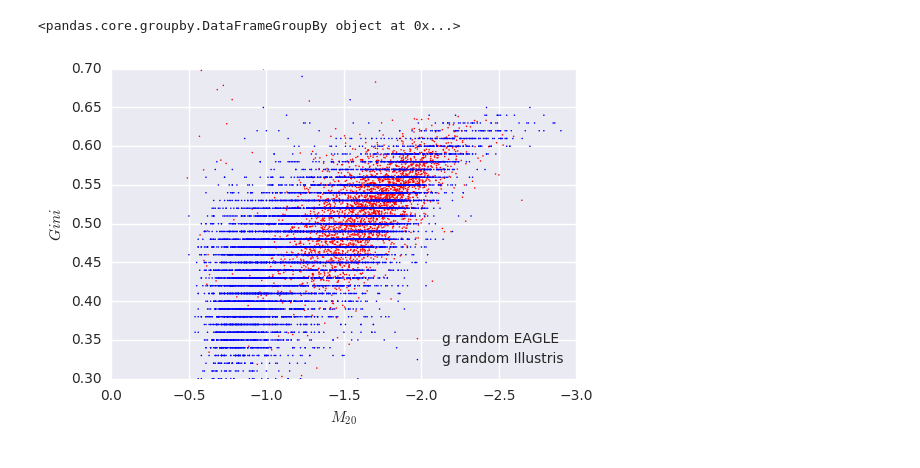
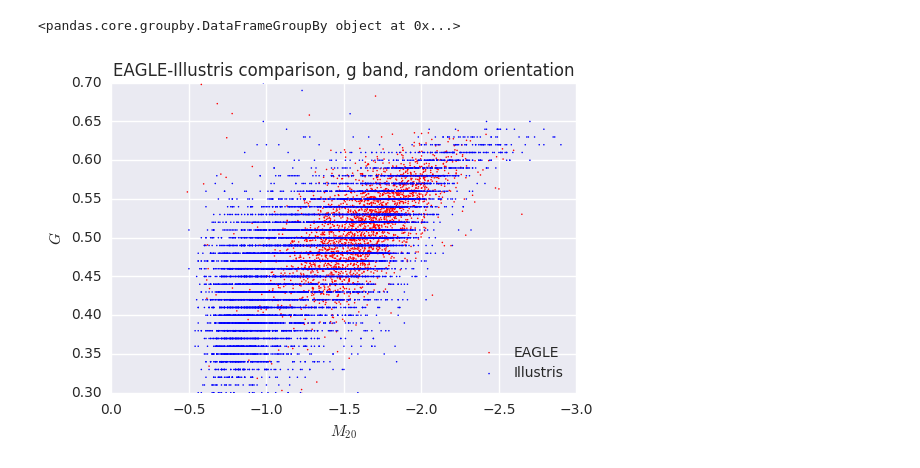
Before and after one commit to matiasbattocchia/ex_tesis, a Jupyter notebook: código/Morfologías.ipynb, the cells around one changed output. Drawn from its saved outputs; the diff is of its cells as text; code cells hidden in the pictures.

```diff
--- a/código/Morfologías.ipynb
+++ b/código/Morfologías.ipynb
@@ -383,6 +368,10 @@ c = pd.DataFrame()
 c['id'] = circularidades['Snapshot_135/SubfindID']
 c['specific_angular_momentum'] = circularidades['/Snapshot_135/SpecificAngMom']
 c['e']  = circularidades['Snapshot_135/CircAbove07Frac']
+# %%
+c['tipo'] = c.e.apply(lambda x: 'disco' if x > .3 else 'bola')
+il['m20_rand'] = il.m20 + np.random.rand(len(il.m20)) * 0.01
+il['gini_rand'] = il.gini + np.random.rand(len(il.gini)) * 0.01
 # %%
 df = pd.merge(il, c, how='inner', on='id')
 #df.set_index('id', inplace=True)
@@ -411,0 +380,19 @@ g
+# %%
+CORTE = .2
+
+gd = g[g.e >  CORTE]
+gb = g[g.e <= CORTE]
+
+fig, ax = plt.subplots()
+
+ax.scatter(x=gb.m20_rand, y=gb.gini_rand, c='red',  s=.1, edgecolor='none', label='bulge')
+ax.scatter(x=gd.m20_rand, y=gd.gini_rand, c='blue', s=.1, edgecolor='none', label='disk')
+
+ax.legend(loc=4, scatterpoints=100)
+
+plt.xlim(plt.xlim(-3,0)[::-1])
+plt.ylim(.3,.7)
+plt.xlabel('$M_{20}$')
+plt.ylabel('$G$')
+plt.title('Illustris stellar circularities $M_{\epsilon > 0.7}/M_{tot} > %s$' % CORTE)
+plt.savefig('illustris_bulge_disk.png')
@@ -480,17 +469,18 @@ df.groupby(['filtro', 'cámara'])
 # %%
     fig, ax = plt.subplots()
 
     df[(df.filtro == 'g') & (df.orientación == 'rand')] \
-        .plot.scatter(x='m20', y='gini', c='r', s=5, edgecolor='none', ax=ax, marker='.', label='g random EAGLE')
+        .plot.scatter(x='m20', y='gini', c='r', s=5, edgecolor='none', ax=ax, marker='.', label='EAGLE')
 
     il[(il.filtro == 'gSDSS') & (il.cámara == 'cam0')] \
-        .plot.scatter(x='m20', y='gini', c='b', s=5, edgecolor='none', ax=ax, marker='.', label='g random Illustris')
+        .plot.scatter(x='m20', y='gini', c='b', s=5, edgecolor='none', ax=ax, marker='.', label='Illustris')
 
     plt.legend(loc=4)
     plt.xlim(plt.xlim(-3,0)[::-1])
     plt.ylim(.3,.7)
     plt.xlabel('$M_{20}$')
-    plt.ylabel('$Gini$')
-    plt.savefig('g_rand_illustris_eagle_gini_vs_m20.png')
+    plt.ylabel('$G$')
+    plt.title('EAGLE-Illustris comparison, g band, random orientation')
+    plt.savefig('g_random_illustris_eagle_gini_vs_m20.png')
 # %% [output]
-[figure, old version]
+[figure, new version]
```
Also changed, not shown: parts of 34 cells of this notebook, 10 other files.
